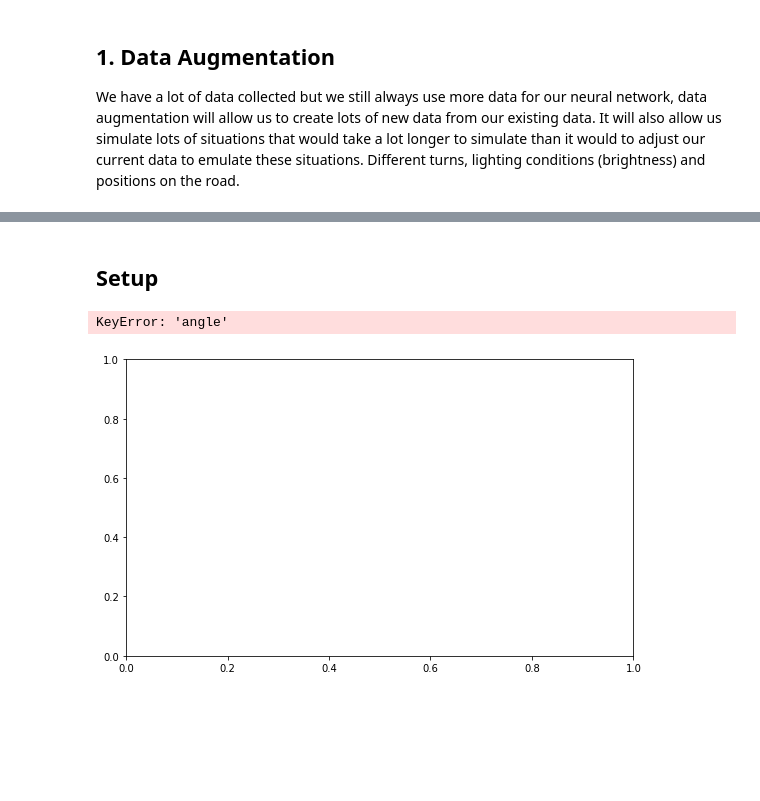
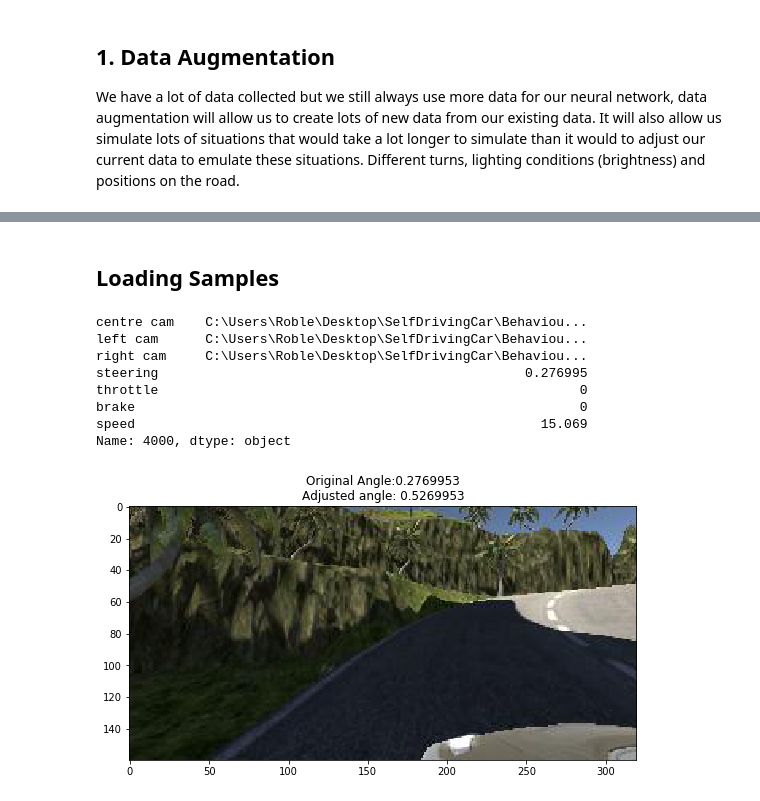
Before and after one commit to RobJLeonard/SelfDrivingCar, a Jupyter notebook: BehaviouralCloning/Training Data.ipynb, the cells around one changed output, grey strips where cells are left out. Saved outputs shown, nothing was run; the diff lists cells and outputs as text; code cells hidden in the pictures; blank space fills up the shorter version.

Commit message:
sample loading function finished

```diff
--- a/BehaviouralCloning/Training Data.ipynb
+++ b/BehaviouralCloning/Training Data.ipynb
@@ -81,7 +81,7 @@ Image shape: (160, 320, 3)
 # Visualising the steering angle distribution
 
 #size of steering angle bins
-binSize = 51
+binSize = 25
 
 hist, bins = np.histogram(df.steering, binSize)
 center = (bins[:-1] + bins[1:])/2
@@ -290,38 +286,47 @@ Text(0.5,1,'Image with brightness changed')
-# %% [markdown]
-## Setup
+# %% [markdown]
+## Loading Samples
 # %%
 # loading samples from the data set parsing them to the correct form for
 # the CNN and augmenting them with the above functions
-
+# steering_offset is a hyperparameter
 def load_sample(sample, camera=0, steering_offset=0.25):
     '''
     :pd.Series sample: one element from the data set incl. image path,angles, etc
     :string camera: which camera the image is from
     :int steering_offset: the steering offset for different camera angles
     :return (ndarray, int): Image, Steering angle
     '''
     path = sample[camera].strip()
     image = cv2.imread(path)
     image = cv2.cvtColor(image, cv2.COLOR_BGR2RGB)
-
-    steering = sample['angle']
+    print(sample)
+    steering = sample['steering']
 
     if camera == 1: # left
-        angle += steering_offset
+        steering += steering_offset
     elif camera == 2: # right
-        angle -= steering_offset
+        steering -= steering_offset
 
-    return image, angle
+    return image, steering
 
 # test
 
-sample = df.loc[10]
+sample = df.loc[4000]
 plt.subplots(figsize=(20, 12))
 plt.subplot(221)
-sc = load_sample(sample, 0)
-plt.imshow(sc[0])
-plt.title('Center angle: {}'.format(sc[1]))
-assert(sample['angle'] == sc[1])
+imageAngle = load_sample(sample, 1)
+plt.imshow(imageAngle[0])
+plt.title('Original Angle:{}\nAdjusted angle: {}'.format(sample['steering'],imageAngle[1]))
+assert(sample['steering'] + 0.25 == imageAngle[1])
+#assert(sample['left cam'] == (imageAngle[0]))
+# lol tried comparing image path to array of pixels need coffee
 # %% [output]
-KeyError: 'angle'
+centre cam    C:\Users\Roble\Desktop\SelfDrivingCar\Behaviou...
+left cam      C:\Users\Roble\Desktop\SelfDrivingCar\Behaviou...
+right cam     C:\Users\Roble\Desktop\SelfDrivingCar\Behaviou...
+steering                                               0.276995
+throttle                                                      0
+brake                                                         0
+speed                                                    15.069
+Name: 4000, dtype: object
-[figure, old version]
+[figure, new version]
```
Also changed, not shown: parts of 7 cells of this notebook.
